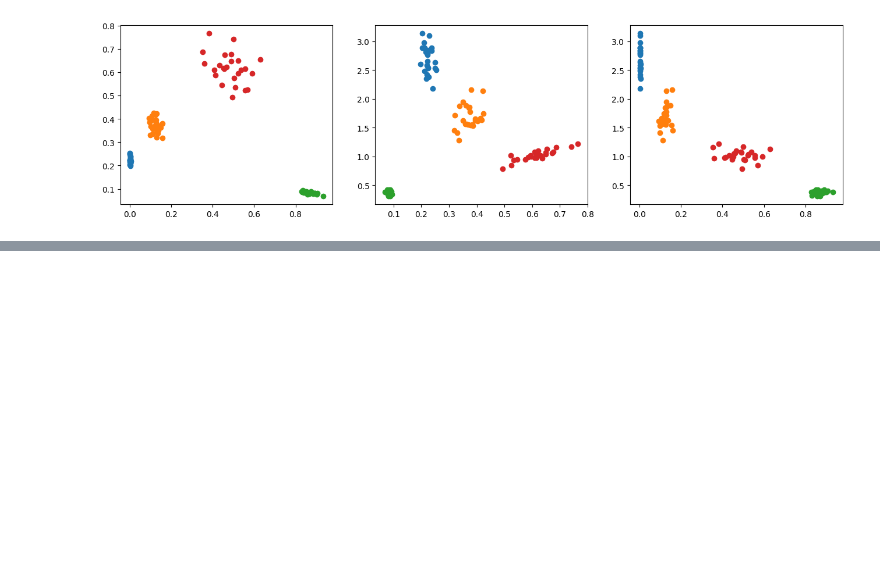
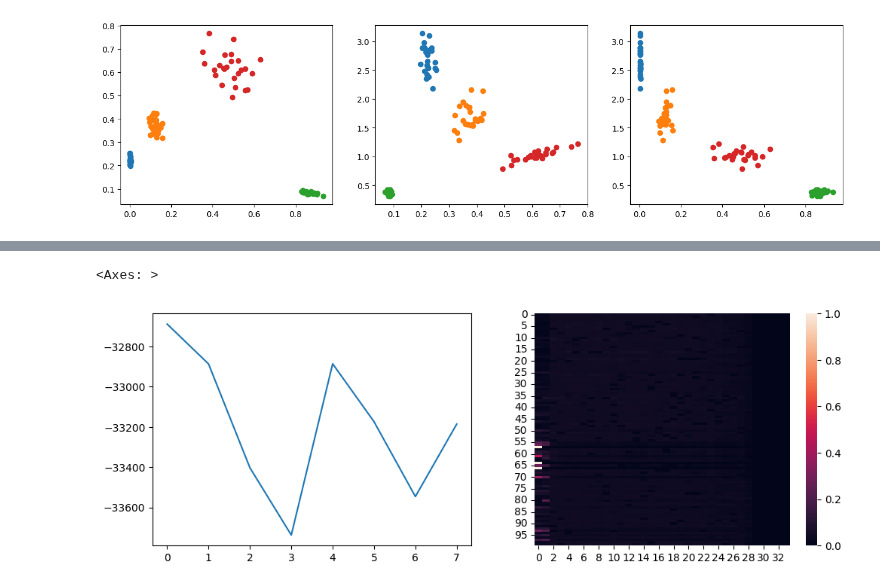
Before and after one commit to dimarkov/pybefit, a Jupyter notebook: examples/dp_priors/dp_priors_for_agents.ipynb, the cells around one changed output, grey strips where cells are left out. Saved outputs shown, nothing was run; the diff lists cells and outputs as text; code cells hidden in the pictures; blank space fills up the shorter version.

```diff
--- a/examples/dp_priors/dp_priors_for_agents.ipynb
+++ b/examples/dp_priors/dp_priors_for_agents.ipynb
@@ -631,0 +644,55 @@ Array([[[ 5.42576551e-01,  5.38172543e-01, -7.39764988e-01]],
+# %%
+elbos = []
+K = qz.probs.shape[-1]
+for _ in range(8):
+    nu = mvniw_post.wish.concentration
+    P = nu[..., None, None] * mvniw_post.wish.scale_matrix
+    hyperparams = {
+        "loc": mvniw_post.loc,
+        "precision_matrix": P,
+    }
+
+    # estimate posterior parameters with numpyro
+    key, _key = jr.split(key)
+    keys = jr.split(_key, K)
+    results = vmap(get_marginal_ll, in_axes=(0, 0, None))(keys, hyperparams, data)
+
+    log_likes = -results.losses[..., -20:].mean(-1).mT
+
+    kl_div = kl_divergence(mvniw_post, mvniw_prior)
+    log_likes -= kl_div
+
+    residual = 0.5 * (
+        multivariate_digamma(nu / 2, num_params)
+        + num_params * jnp.log(2)
+        - num_params / mvniw_post.kappa
+        - jnp.log(nu)
+    )
+    log_likes += residual
+
+    ln_qz = update_qz(log_likes, dp_params)
+    log_norm = logsumexp(ln_qz, -1, keepdims=True)
+    probs = jnp.exp(ln_qz - log_norm)
+    suma = probs.sum(0)
+    srt_idx = jnp.argsort(suma, -1)[::-1]
+    qz = dist.Categorical(probs=probs[:, srt_idx])
+
+    _loc = jnp.moveaxis(results.params["loc"].squeeze(-2), 0, 1)
+    _sl = jnp.moveaxis(results.params["scale_tril"].squeeze(-3), 0, 1)
+    qx_z = dist.MultivariateNormal(
+        loc=_loc[:, srt_idx],
+        scale_tril=_sl[:, srt_idx],
+    )
+
+    mvniw_post = update_mvniw(qx_z, qz, mvniw_prior)
+    dp_params = update_dp_params(qz.probs, alpha=alpha)
+
+    beta = dist.Beta(dp_params[1], dp_params[0])
+    elbos.append(log_norm.sum() - kl_divergence(beta, beta0).sum())
+
+fig, axes = plt.subplots(1, 2, figsize=(12, 4))
+axes[0].plot(elbos)
+sns.heatmap(qz.probs, ax=axes[1])
+# %% [output]
+<Axes: >
+[figure, added]
```
Also changed, not shown: parts of 15 cells of this notebook.
